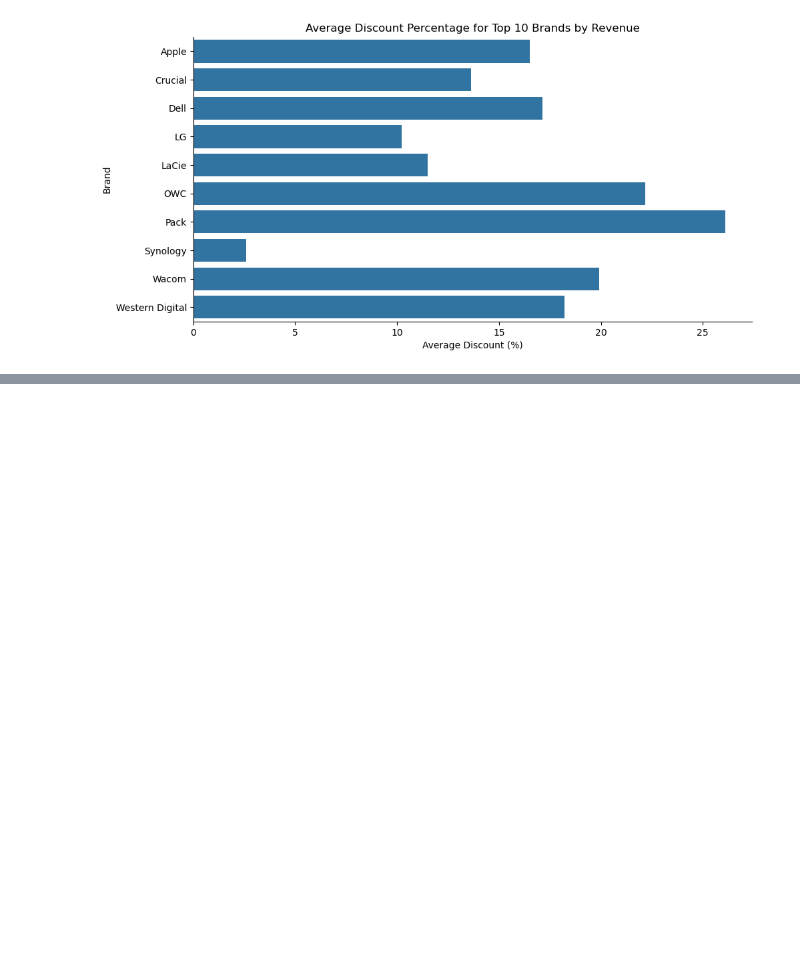
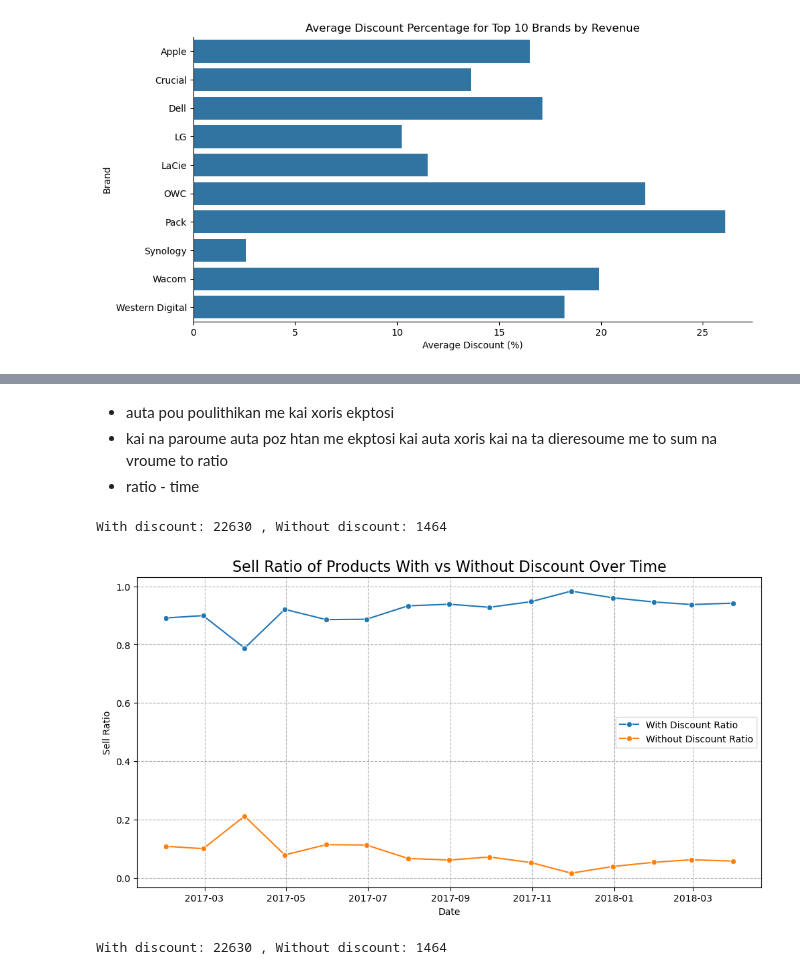
Before and after one commit to KostasBzn/WBS_CODING_SCHOOL_projects, a Jupyter notebook: 5_data_visualisation.ipynb, the cells around one changed output, grey strips where cells are left out. Cells and saved outputs as stored; diff of their text form; code cells hidden in the pictures; blank space fills up the shorter version.

```diff
--- a/5_data_visualisation.ipynb
+++ b/5_data_visualisation.ipynb
@@ -159,0 +233,75 @@ Text(30.67530864197532, 0.5, 'Brand')
+# %% [markdown]
+- auta pou poulithikan me kai xoris ekptosi
+- kai na paroume auta poz htan me ekptosi kai auta xoris kai na ta dieresoume me to sum na vroume to ratio
+- ratio - time
+# %%
+top_10_revenue = orderlines_expanded.groupby('brand')['revenue'].sum().nlargest(10).reset_index()
+
+top_10_data = orderlines_expanded[orderlines_expanded['brand'].isin(top_10_revenue['brand'])]
+
+##count with discounr
+top_10_with_discount_mask = top_10_data['percentage_discount'] > 0
+top_10_with_discount_count = top_10_data.loc[top_10_with_discount_mask].shape[0]
+
+##count without discount
+top_10_without_discount_count_mask = top_10_data['percentage_discount'] <= 0
+top_10_without_discount_count = top_10_data.loc[top_10_without_discount_count_mask].shape[0]
+
+print(f'With discount: {top_10_with_discount_count} , Without discount: {top_10_without_discount_count}')
+# %% [output]
+With discount: 22630 , Without discount: 1464
+# %%
+top_10_with_discount_data = top_10_data.loc[top_10_with_discount_mask]
+top_10_without_discount_data = top_10_data.loc[top_10_without_discount_count_mask]
+
+# Aggregate monthly counts
+with_discount_monthly = top_10_with_discount_data.resample('M', on='date').size()
+without_discount_monthly = top_10_without_discount_data.resample('M', on='date').size()
+
+# Combine into a DataFrame
+discount_ratio = pd.DataFrame({
+    'with_discount': with_discount_monthly,
+    'without_discount': without_discount_monthly
+})
+
+# Calculate the ratios
+discount_ratio['total'] = discount_ratio['with_discount'] + discount_ratio['without_discount']
+discount_ratio['with_discount_ratio'] = discount_ratio['with_discount'] / discount_ratio['total']
+discount_ratio['without_discount_ratio'] = discount_ratio['without_discount'] / discount_ratio['total']
+
+
+# Plotting
+plt.figure(figsize=(12, 6))
+
+sns.lineplot(data=discount_ratio,
+             x='date',
+             y='with_discount_ratio',
+             label='With Discount Ratio',
+             marker='o')
+
+sns.lineplot(data=discount_ratio,
+             x='date',
+             y='without_discount_ratio',
+             label='Without Discount Ratio',
+             marker='o')
+
+plt.title('Sell Ratio of Products With vs Without Discount Over Time', fontsize=16)
+plt.grid(True, linestyle='--')
+plt.xlabel("Date")
+plt.ylabel("Sell Ratio")
+plt.legend()
+plt.show()
+# %% [output]
+[figure, added]
+# %%
+top_10_revenue = orderlines_expanded.groupby('brand')['revenue'].sum().nlargest(10).reset_index()
+
+top_10_data = orderlines_expanded[orderlines_expanded['brand'].isin(top_10_revenue['brand'])]
+
+##count with discounr
+top_10_data['has_discount'] = top_10_data['discount'] > 0
+top_10_discount_count = top_10_data['has_discount'].value_counts()
+
+print(f"With discount: {top_10_discount_count[True]} , Without discount: {top_10_discount_count[False]}")
+# %% [output]
+With discount: 22630 , Without discount: 1464
```
Also changed, not shown: parts of 9 cells of this notebook.
